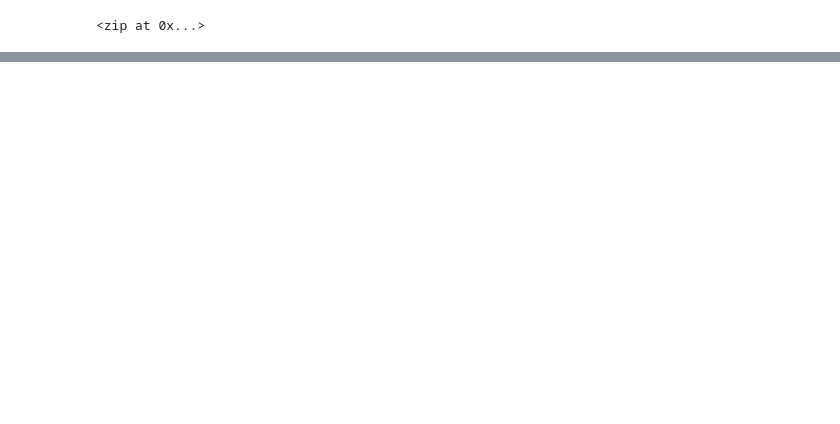
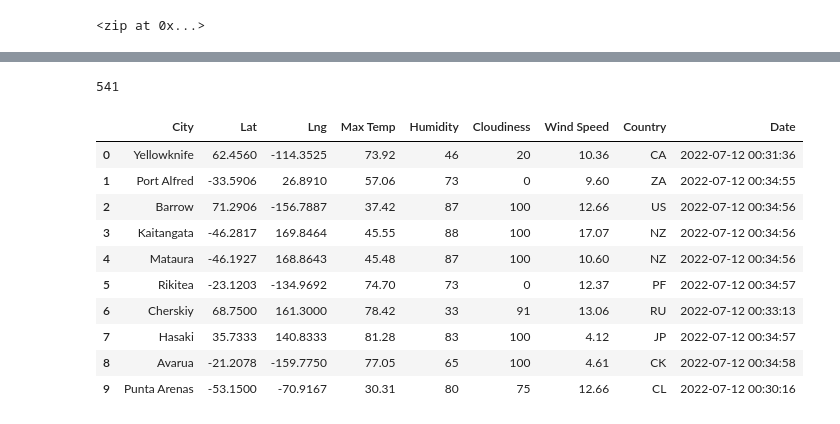
Before and after one commit to drumm-mv/World_Weather_Analysis, a Jupyter notebook: WeatherPy.ipynb, the cells around one changed output, grey strips where cells are left out. Cells and saved outputs as stored; diff of their text form; code cells hidden in the pictures; blank space fills up the shorter version.

Commit message:
Modifying .gitignore and adding WeatherPy file

```diff
--- a/WeatherPy.ipynb
+++ b/WeatherPy.ipynb
@@ -33,0 +34,13 @@ len(cities)
+# %%
+# Import the requests library.
+import requests
+
+# Import the API key.
+from config import weather_api_key
+
+# Import the time library and the datetime module from the datetime library
+import time
+from datetime import datetime
+
+# Starting URL for Weather Map API Call.
+url = "http://api.openweathermap.org/data/2.5/weather?units=Imperial&APPID=" + weather_api_key
@@ -33,0 +127,20 @@ len(cities)
+# %%
+len(city_data)
+# %% [output]
+541
+# %%
+# Convert the array of dictionaries to a Pandas DataFrame.
+city_data_df = pd.DataFrame(city_data)
+city_data_df.head(10)
+# %% [output]
+|  | City | Lat | Lng | Max Temp | Humidity | Cloudiness | Wind Speed | Country | Date |
+| 0 | Yellowknife | 62.4560 | -114.3525 | 73.92 | 46 | 20 | 10.36 | CA | 2022-07-12 00:31:36 |
+| 1 | Port Alfred | -33.5906 | 26.8910 | 57.06 | 73 | 0 | 9.60 | ZA | 2022-07-12 00:34:55 |
+| 2 | Barrow | 71.2906 | -156.7887 | 37.42 | 87 | 100 | 12.66 | US | 2022-07-12 00:34:56 |
+| 3 | Kaitangata | -46.2817 | 169.8464 | 45.55 | 88 | 100 | 17.07 | NZ | 2022-07-12 00:34:56 |
+| 4 | Mataura | -46.1927 | 168.8643 | 45.48 | 87 | 100 | 10.60 | NZ | 2022-07-12 00:34:56 |
+| 5 | Rikitea | -23.1203 | -134.9692 | 74.70 | 73 | 0 | 12.37 | PF | 2022-07-12 00:34:57 |
+| 6 | Cherskiy | 68.7500 | 161.3000 | 78.42 | 33 | 91 | 13.06 | RU | 2022-07-12 00:33:13 |
+| 7 | Hasaki | 35.7333 | 140.8333 | 81.28 | 83 | 100 | 4.12 | JP | 2022-07-12 00:34:57 |
+| 8 | Avarua | -21.2078 | -159.7750 | 77.05 | 65 | 100 | 4.61 | CK | 2022-07-12 00:34:58 |
+| 9 | Punta Arenas | -53.1500 | -70.9167 | 30.31 | 80 | 75 | 12.66 | CL | 2022-07-12 00:30:16 |
```
Also changed, not shown: parts of 4 cells of this notebook, 3 other files.
